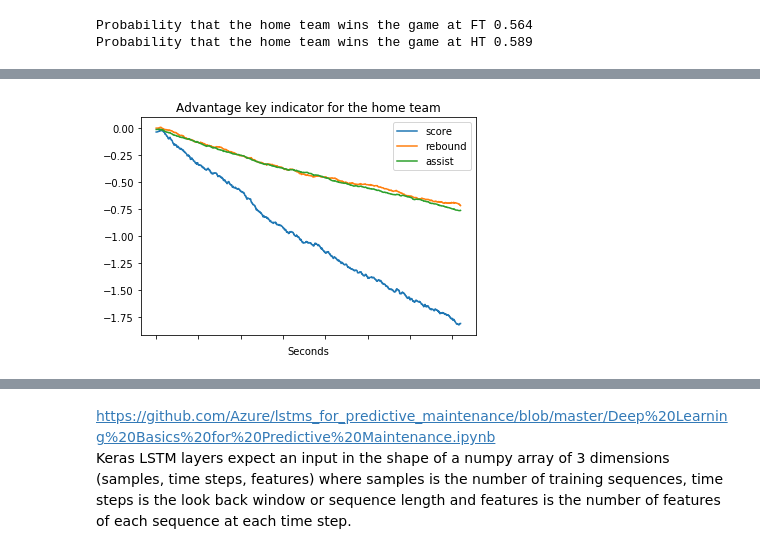
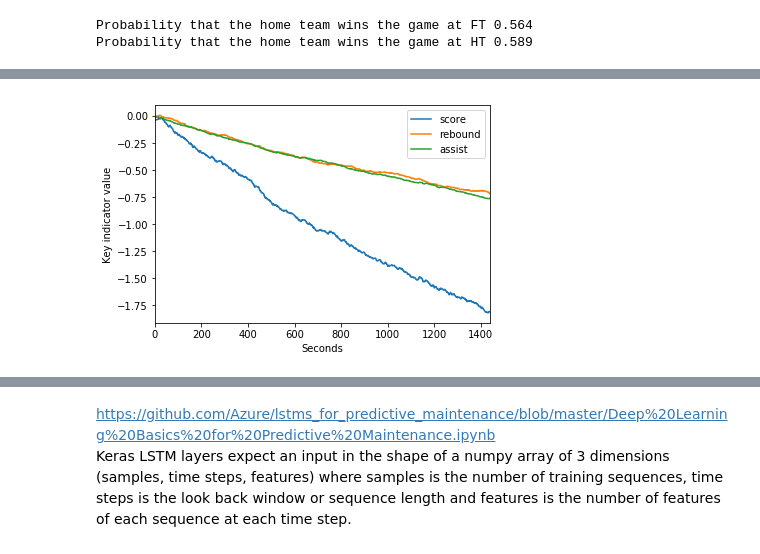
Before and after one commit to alexattia/ChallengeData, a Jupyter notebook: Exploration.ipynb, the cells around one changed output, grey strips where cells are left out. Drawn from its saved outputs; the diff is of its cells as text; code cells hidden in the pictures.

```diff
--- a/Exploration.ipynb
+++ b/Exploration.ipynb
@@ -102,10 +149,13 @@ Added total (off+def) rebound stats
 # %%
 f, ax = plt.subplots()
 df_tot[[k for k in df_tot.columns if 'score' in k]].mean().plot(ax=ax, label='score')
 df_tot[[k for k in df_tot.columns if 'total rebound' in k]].mean().plot(ax=ax, label='rebound')
 df_tot[[k for k in df_tot.columns if 'assist' in k]].mean().plot(ax=ax, label='assist')
-ax.set_title('Advantage key indicator for the home team')
+#ax.set_title('Advantage key indicator for the home team')
 ax.set_xlabel('Seconds')
+ax.set_ylabel('Key indicator value')
+p = ax.get_xticklabels()
+ax.set_xticklabels([int(k.get_text().replace('assist_', ''))-1 if '1' in k.get_text() else '' for k in p])
 _ = ax.legend()
 # %% [output]
-[figure, old version]
+[figure, new version]
```
Also changed, not shown: parts of 38 cells of this notebook, 1 other file.
